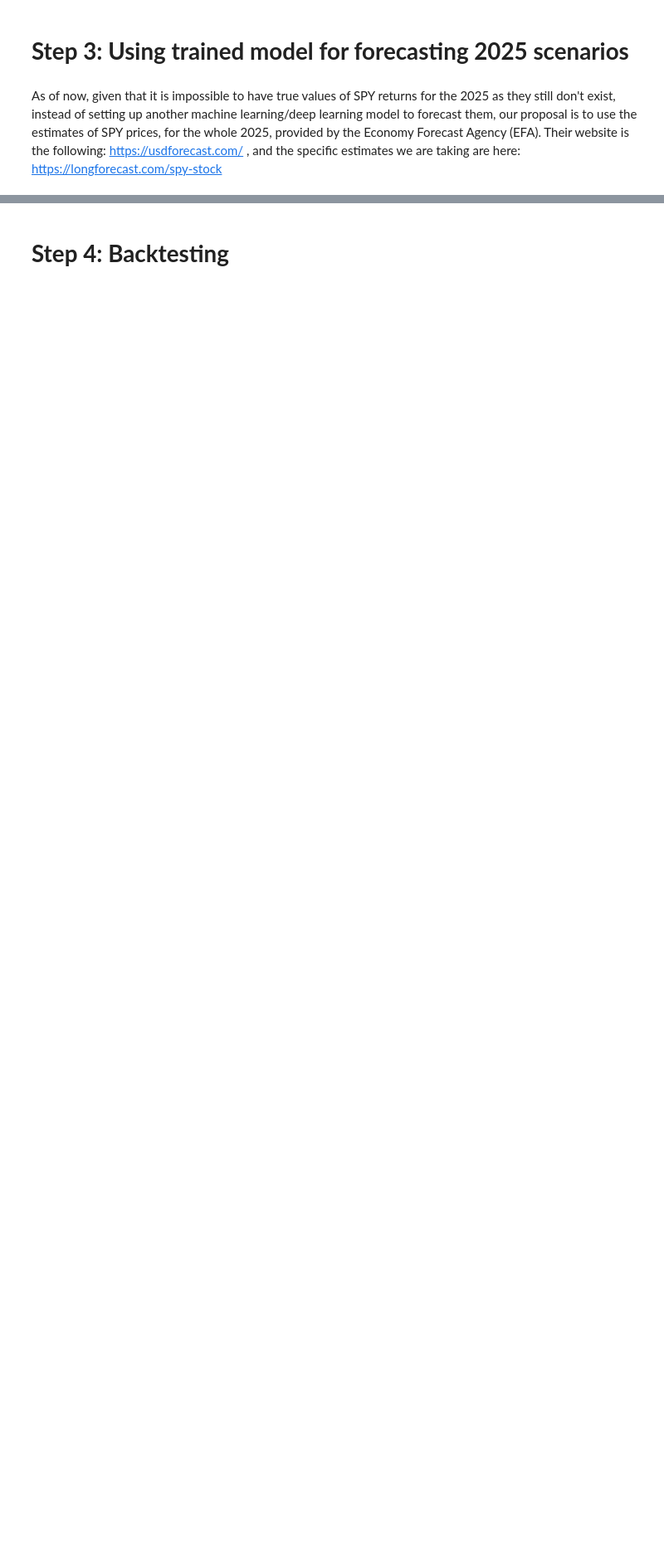
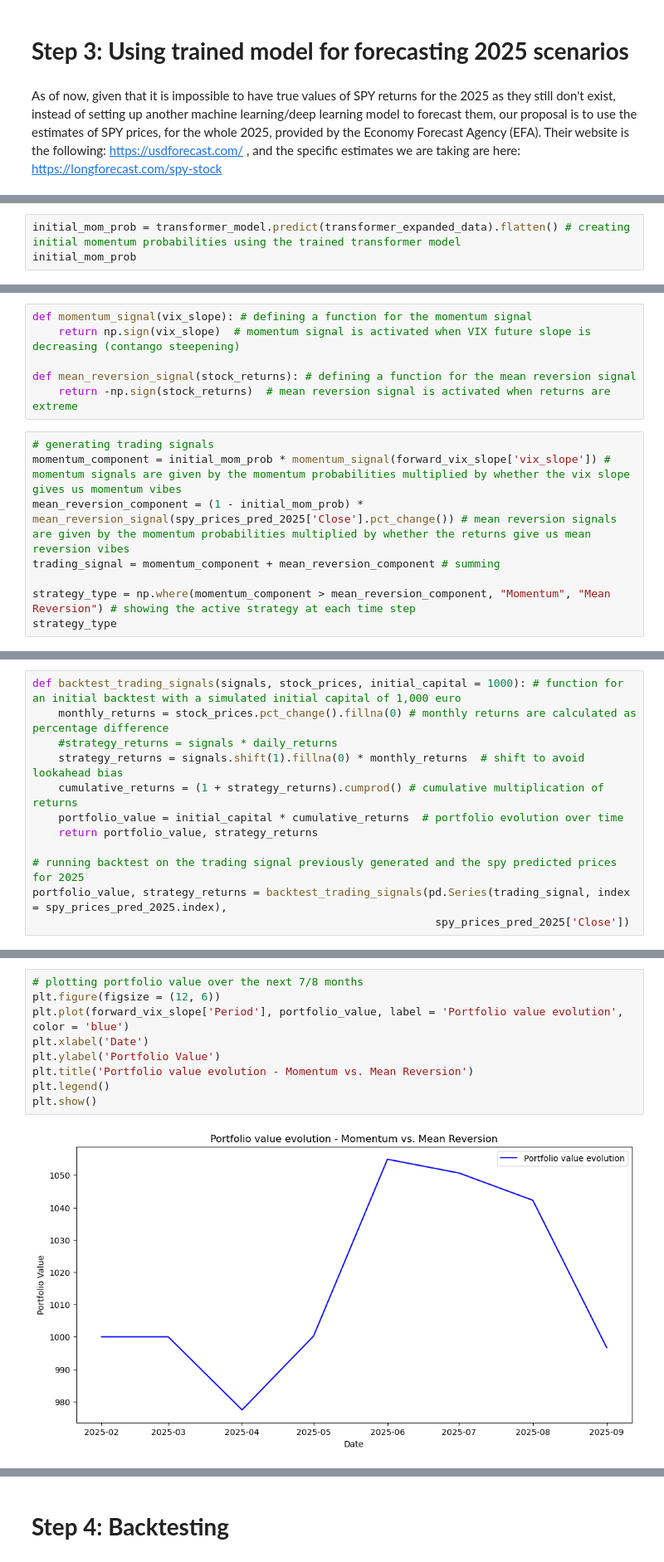
Before and after one commit to AleInc996/Capstone_WQU, a Jupyter notebook: model.ipynb, the cells around one changed output, grey strips where cells are left out. Shown at 83% size. Saved outputs shown, nothing was run; the diff lists cells and outputs as text; blank space fills up the shorter version.

```diff
--- a/model.ipynb
+++ b/model.ipynb
@@ -632,0 +657,3 @@ forward_vix_slope
+# %%
+initial_mom_prob = transformer_model.predict(transformer_expanded_data).flatten() # creating initial momentum probabilities using the trained transformer model
+initial_mom_prob
@@ -632,0 +664,14 @@ forward_vix_slope
+# %%
+def momentum_signal(vix_slope): # defining a function for the momentum signal
+    return np.sign(vix_slope)  # momentum signal is activated when VIX future slope is decreasing (contango steepening)
+
+def mean_reversion_signal(stock_returns): # defining a function for the mean reversion signal
+    return -np.sign(stock_returns)  # mean reversion signal is activated when returns are extreme
+# %%
+# generating trading signals
+momentum_component = initial_mom_prob * momentum_signal(forward_vix_slope['vix_slope']) # momentum signals are given by the momentum probabilities multiplied by whether the vix slope gives us momentum vibes
+mean_reversion_component = (1 - initial_mom_prob) * mean_reversion_signal(spy_prices_pred_2025['Close'].pct_change()) # mean reversion signals are given by the momentum probabilities multiplied by whether the returns give us mean reversion vibes
+trading_signal = momentum_component + mean_reversion_component # summing
+
+strategy_type = np.where(momentum_component > mean_reversion_component, "Momentum", "Mean Reversion") # showing the active strategy at each time step
+strategy_type
@@ -632,0 +681,12 @@ forward_vix_slope
+# %%
+def backtest_trading_signals(signals, stock_prices, initial_capital = 1000): # function for an initial backtest with a simulated initial capital of 1,000 euro
+    monthly_returns = stock_prices.pct_change().fillna(0) # monthly returns are calculated as percentage difference
+    #strategy_returns = signals * daily_returns
+    strategy_returns = signals.shift(1).fillna(0) * monthly_returns  # shift to avoid lookahead bias
+    cumulative_returns = (1 + strategy_returns).cumprod() # cumulative multiplication of returns
+    portfolio_value = initial_capital * cumulative_returns  # portfolio evolution over time
+    return portfolio_value, strategy_returns
+
+# running backtest on the trading signal previously generated and the spy predicted prices for 2025
+portfolio_value, strategy_returns = backtest_trading_signals(pd.Series(trading_signal, index = spy_prices_pred_2025.index),
+                                                              spy_prices_pred_2025['Close'])
@@ -632,0 +715,11 @@ forward_vix_slope
+# %%
+# plotting portfolio value over the next 7/8 months
+plt.figure(figsize = (12, 6))
+plt.plot(forward_vix_slope['Period'], portfolio_value, label = 'Portfolio value evolution', color = 'blue')
+plt.xlabel('Date')
+plt.ylabel('Portfolio Value')
+plt.title('Portfolio value evolution - Momentum vs. Mean Reversion')
+plt.legend()
+plt.show()
+# %% [output]
+[figure, added]
```
Also changed, not shown: parts of 26 cells of this notebook.
